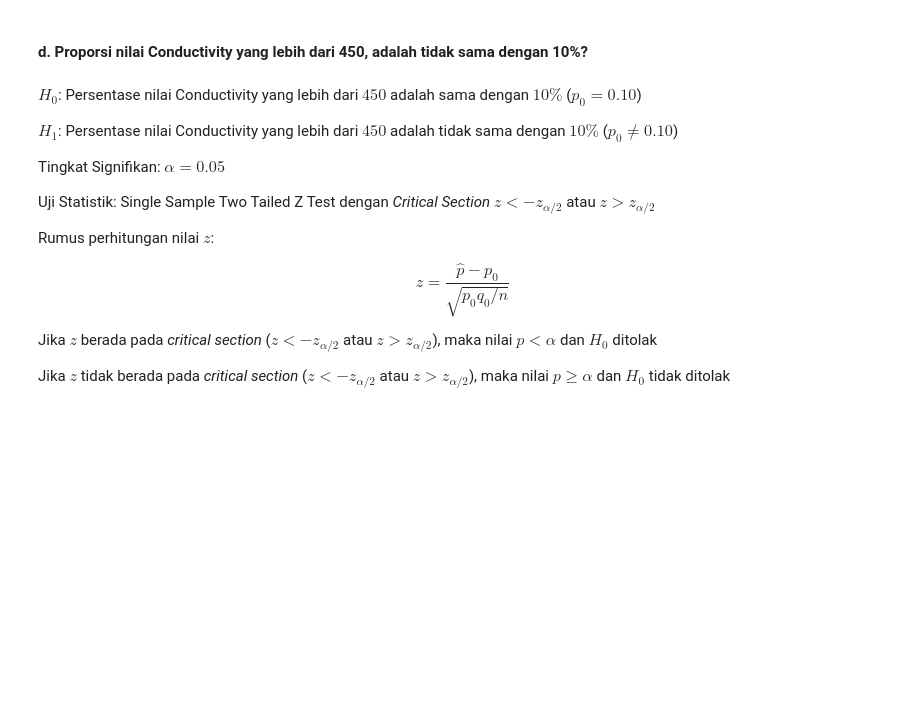
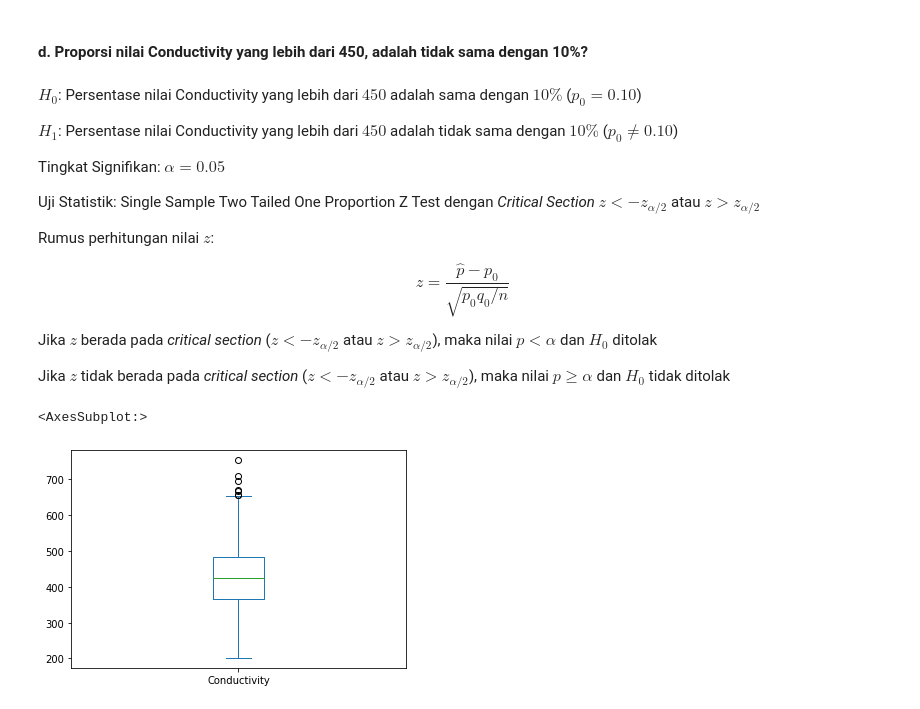
Before and after one commit to airathalca/IF2220-TUBES1, a Jupyter notebook: main.ipynb, the cells around one changed output. Saved outputs shown, nothing was run; the diff lists cells and outputs as text; code cells hidden in the pictures; blank space fills up the shorter version.

```diff
--- a/main.ipynb
+++ b/main.ipynb
@@ -383,7 +384,7 @@ $H_1$: Persentase nilai Conductivity yang lebih dari $450$ adalah tidak sama den
 
 Tingkat Signifikan: $\alpha = 0.05$
 
-Uji Statistik: Single Sample Two Tailed Z Test dengan *Critical Section* $z < -z_{\alpha/2}$ atau $z > z_{\alpha/2}$
+Uji Statistik: Single Sample Two Tailed One Proportion Z Test dengan *Critical Section* $z < -z_{\alpha/2}$ atau $z > z_{\alpha/2}$
 
 Rumus perhitungan nilai $z$:
 
@@ -392,3 +393,8 @@ $$ z = \frac{\hat{p} - p_{0}} {\sqrt{p_{0}q_{0}/n}} $$
 Jika $z$ berada pada *critical section* ($z < -z_{\alpha/2}$ atau $z > z_{\alpha/2}$), maka nilai $p < \alpha$ dan $H_0$ ditolak
 
 Jika $z$ tidak berada pada *critical section* ($z < -z_{\alpha/2}$ atau $z > z_{\alpha/2}$), maka nilai $p ≥ \alpha$ dan $H_0$ tidak ditolak
+# %%
+df["Conductivity"].plot(kind="box")
+# %% [output]
+<AxesSubplot:>
+[figure, added]
```
Also changed, not shown: parts of 10 cells of this notebook.
